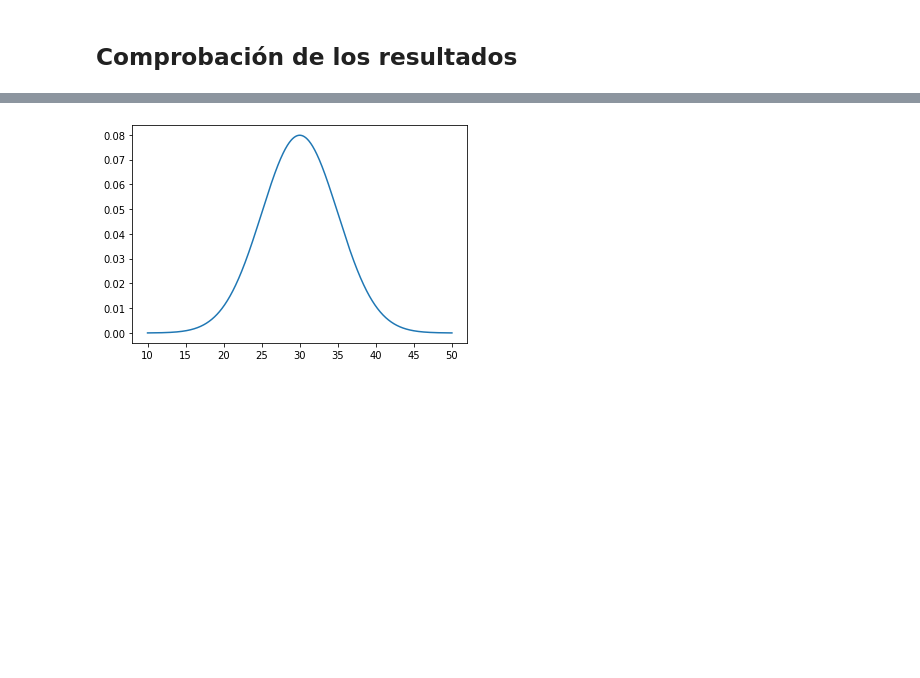
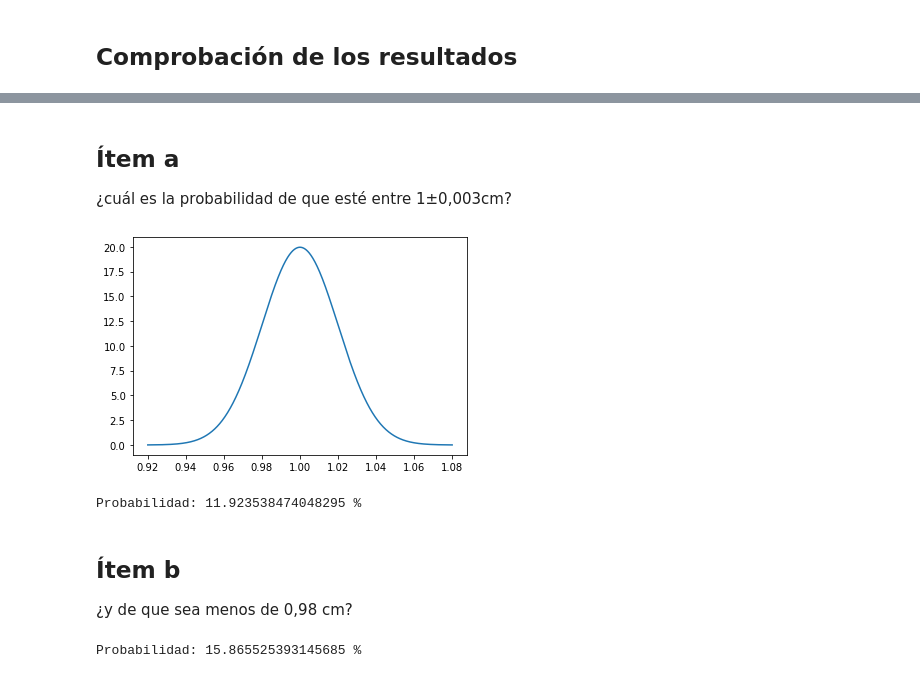
Before and after one commit to pyefiuna/Laboratorio, a Jupyter notebook: notebooks/Semana 4/Ejercicios_Propuestos.ipynb, the cells around one changed output, grey strips where cells are left out. Cells and saved outputs as stored; diff of their text form; code cells hidden in the pictures; blank space fills up the shorter version.

```diff
--- a/notebooks/Semana 4/Ejercicios_Propuestos.ipynb
+++ b/notebooks/Semana 4/Ejercicios_Propuestos.ipynb
@@ -57,6 +67,24 @@ pruebas.count(6)
+# %% [markdown]
+## Ítem a
+¿cuál es la probabilidad de que esté entre 1±0,003cm?
+# %%
+mu = 1 # media
+sigma = 0.02 # desviación estándar
+dist_varillas = norm(loc = mu, scale = sigma) # distribución normal
 # %%
 x = np.linspace(mu - 4*sigma, mu + 4*sigma, 1000)
-plt.plot(x, dist_dados.pdf(x))
+plt.plot(x, dist_varillas.pdf(x))
 plt.show()
 # %% [output]
-[figure, old version]
+[figure, new version]
+# %%
+print(f'Probabilidad: {(dist_varillas.cdf(1+0.003)-dist_varillas.cdf(1-0.003))*100} %')
+# %% [output]
+Probabilidad: 11.923538474048295 %
+# %% [markdown]
+## Ítem b
+¿y de que sea menos de 0,98 cm?
+# %%
+print(f'Probabilidad: {dist_varillas.cdf(0.98)*100} %')
+# %% [output]
+Probabilidad: 15.865525393145685 %
```
Also changed, not shown: parts of 13 cells of this notebook.
